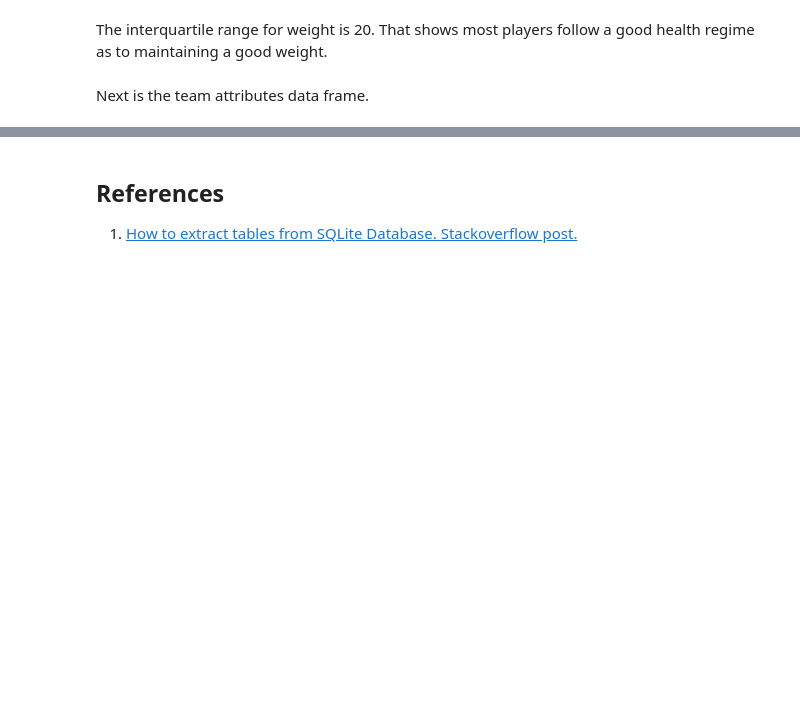
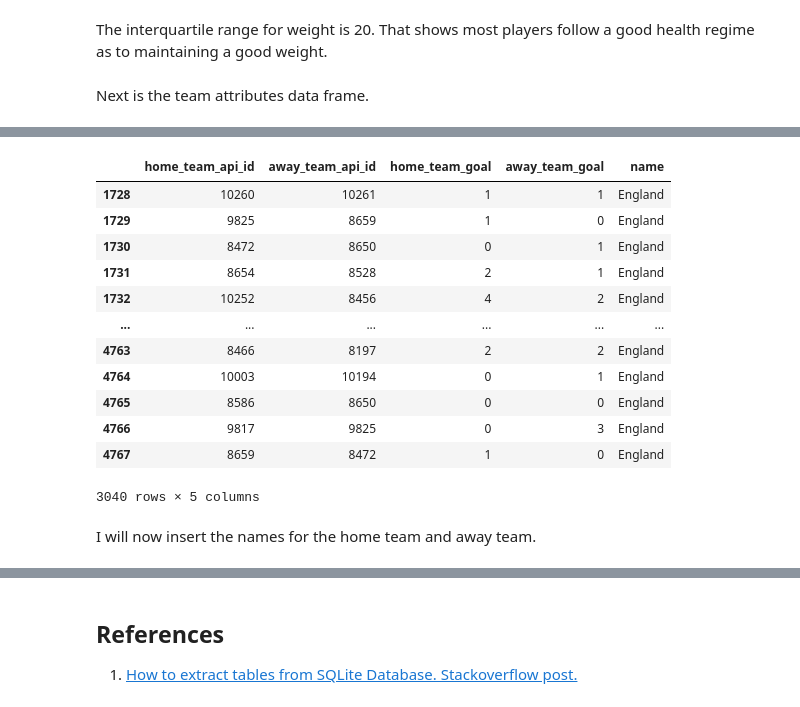
Before and after one commit to Emekadavid/european_soccer, a Jupyter notebook: notebook.ipynb, the cells around one changed output, grey strips where cells are left out. Drawn from its saved outputs; the diff is of its cells as text; code cells hidden in the pictures; blank space fills up the shorter version.

```diff
--- a/notebook.ipynb
+++ b/notebook.ipynb
@@ -531,0 +706,5 @@ Next is the team attributes data frame.
+# %%
+# match_df too big. Get relevant columns
+match_cols = ["country_id", "league_id", "season", "stage", "date",
+"match_api_id", "home_team_api_id", "away_team_api_id", "home_team_goal", "away_team_goal"]
+match_filtered = match_df[match_cols]
@@ -531,0 +720,4 @@ Next is the team attributes data frame.
+# %%
+# the merge
+match_country = match_filtered.merge(country_df, left_on="country_id", right_on="id")
+match_country.head()
@@ -531,0 +733,3 @@ Next is the team attributes data frame.
+# %%
+english_matches = match_country[match_country['name'] == "England"]
+english_matches.head()
@@ -531,0 +745,20 @@ Next is the team attributes data frame.
+# %%
+english_cols = ["home_team_api_id", "away_team_api_id", "home_team_goal", "away_team_goal", "name"]
+english_matches_updated = english_matches[english_cols]
+english_matches_updated
+# %% [output]
+|  | home_team_api_id | away_team_api_id | home_team_goal | away_team_goal | name |
+| 1728 | 10260 | 10261 | 1 | 1 | England |
+| 1729 | 9825 | 8659 | 1 | 0 | England |
+| 1730 | 8472 | 8650 | 0 | 1 | England |
+| 1731 | 8654 | 8528 | 2 | 1 | England |
+| 1732 | 10252 | 8456 | 4 | 2 | England |
+| ... | ... | ... | ... | ... | ... |
+| 4763 | 8466 | 8197 | 2 | 2 | England |
+| 4764 | 10003 | 10194 | 0 | 1 | England |
+| 4765 | 8586 | 8650 | 0 | 0 | England |
+| 4766 | 9817 | 9825 | 0 | 3 | England |
+| 4767 | 8659 | 8472 | 1 | 0 | England |
+3040 rows × 5 columns
+# %% [markdown]
+I will now insert the names for the home team and away team.
```
Also changed, not shown: parts of 52 cells of this notebook.
